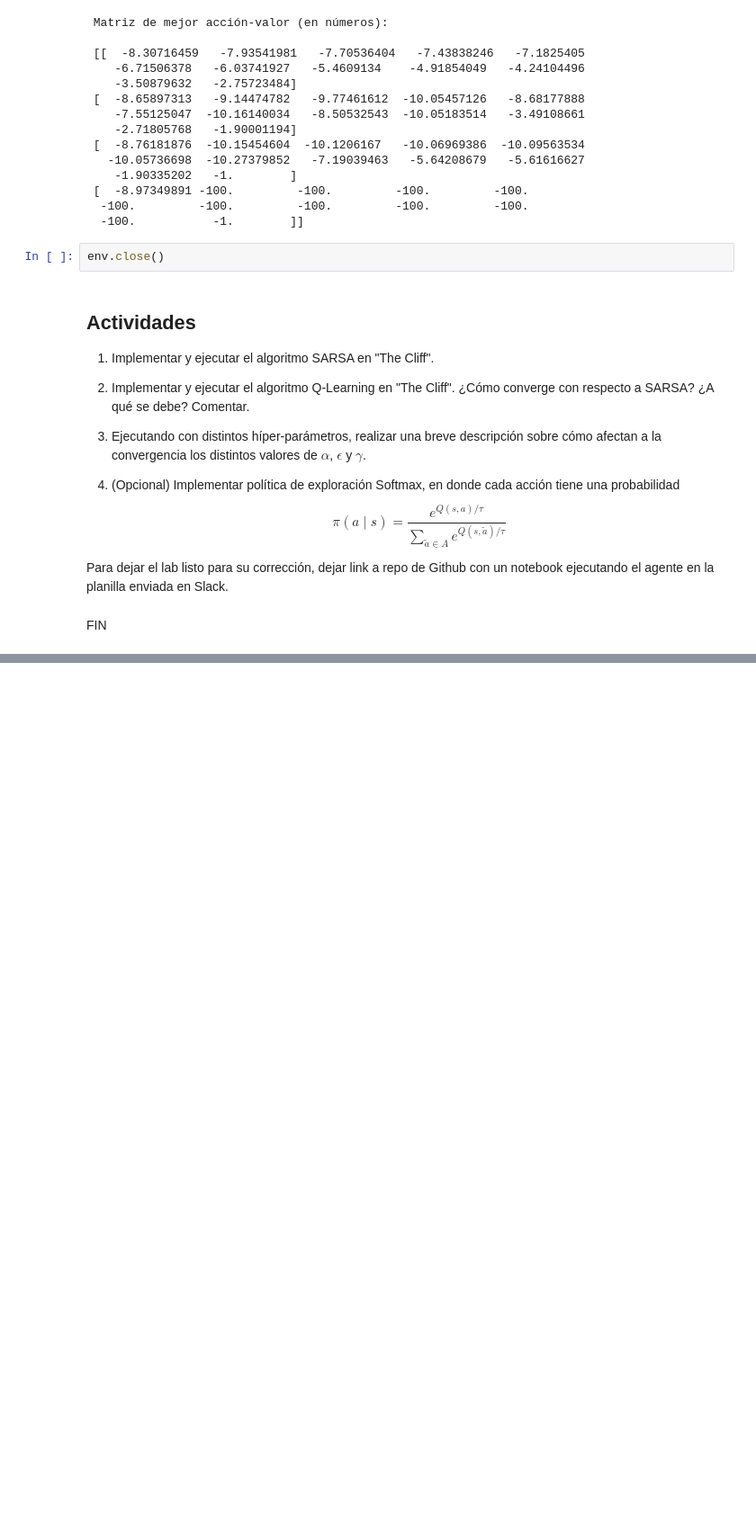
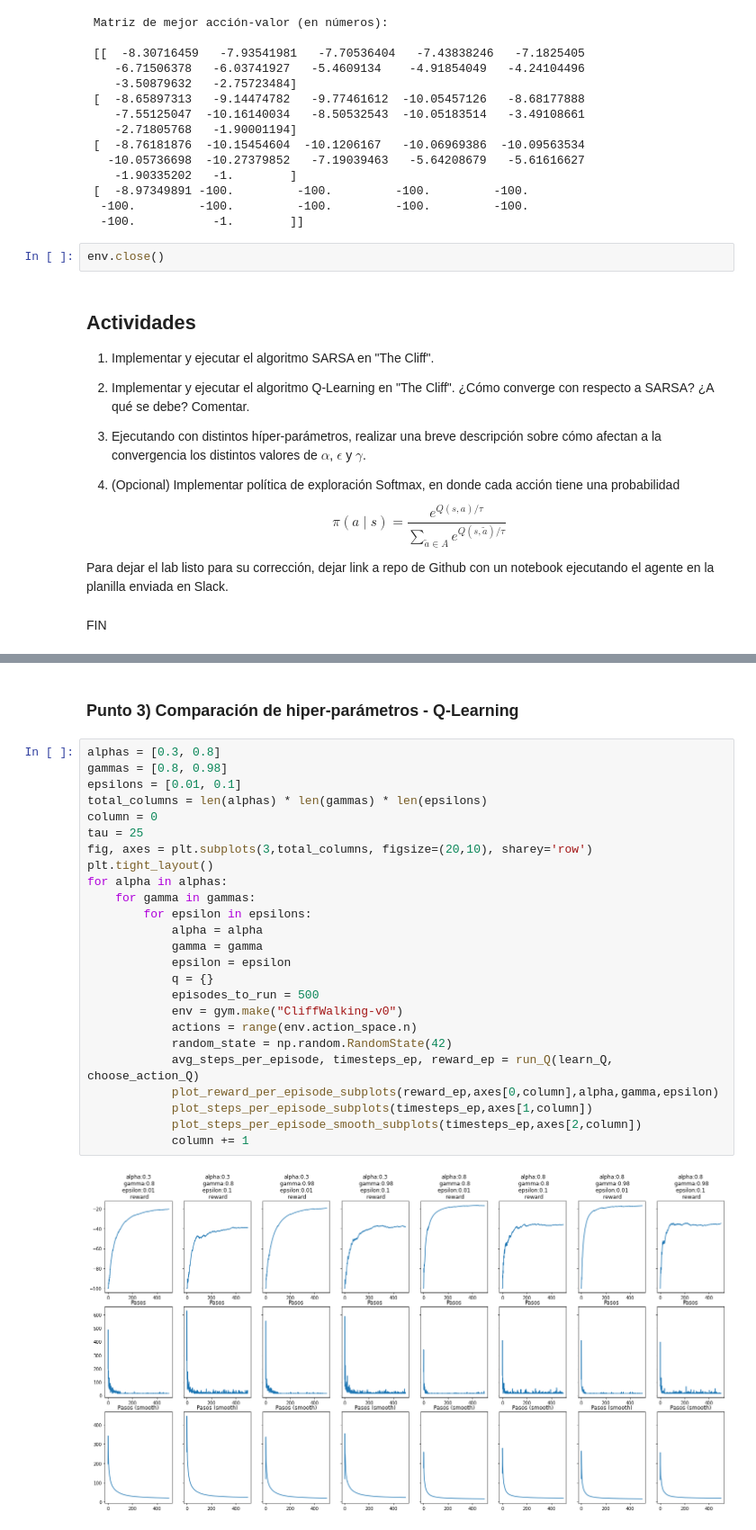
Before and after one commit to natanrajch/DiploDatos, a Jupyter notebook: aprendizaje_refuerzos/lab_1_grupo1.ipynb, the cells around one changed output, grey strips where cells are left out. Shown at 90% size. Saved outputs shown, nothing was run; the diff lists cells and outputs as text; blank space fills up the shorter version.

Commit message:
Agregado Puntos 1,2,3,4

```diff
--- a/aprendizaje_refuerzos/lab_1_grupo1.ipynb
+++ b/aprendizaje_refuerzos/lab_1_grupo1.ipynb
@@ -460,0 +600,29 @@ def policy_function(state):
+# %% [markdown]
+### Punto 3) Comparación de hiper-parámetros - Q-Learning
+# %%
+alphas = [0.3, 0.8]
+gammas = [0.8, 0.98]
+epsilons = [0.01, 0.1]
+total_columns = len(alphas) * len(gammas) * len(epsilons)
+column = 0
+tau = 25
+fig, axes = plt.subplots(3,total_columns, figsize=(20,10), sharey='row')
+plt.tight_layout()
+for alpha in alphas:
+    for gamma in gammas:
+        for epsilon in epsilons:
+            alpha = alpha
+            gamma = gamma
+            epsilon = epsilon
+            q = {}
+            episodes_to_run = 500
+            env = gym.make("CliffWalking-v0")
+            actions = range(env.action_space.n)
+            random_state = np.random.RandomState(42)
+            avg_steps_per_episode, timesteps_ep, reward_ep = run_Q(learn_Q, choose_action_Q)
+            plot_reward_per_episode_subplots(reward_ep,axes[0,column],alpha,gamma,epsilon)
+            plot_steps_per_episode_subplots(timesteps_ep,axes[1,column])
+            plot_steps_per_episode_smooth_subplots(timesteps_ep,axes[2,column])
+            column += 1
+# %% [output]
+[figure, added]
```
Also changed, not shown: parts of 18 cells of this notebook.
